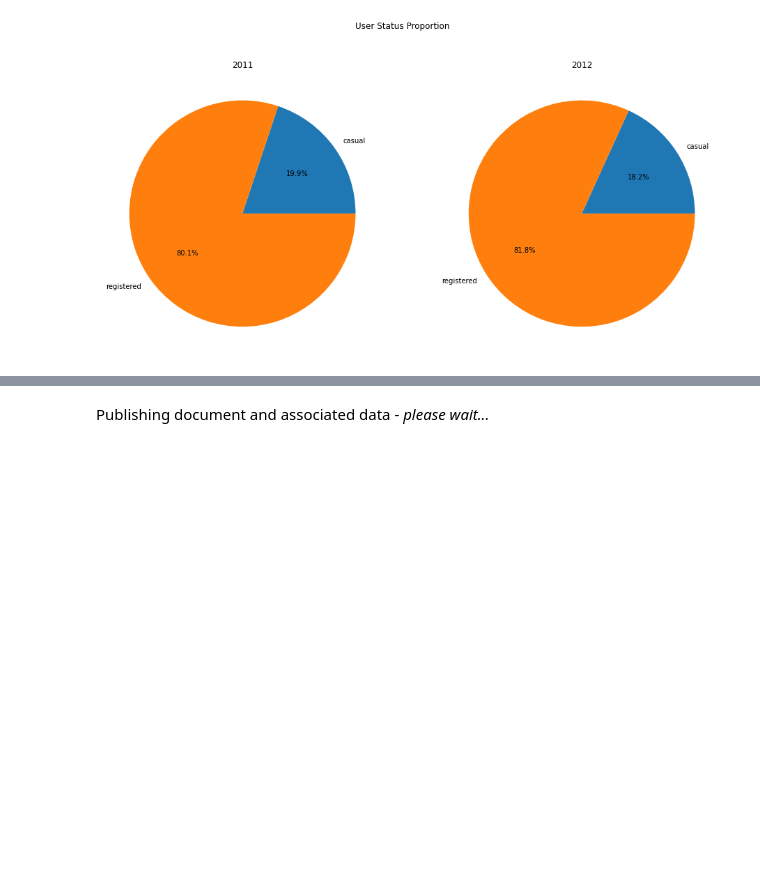
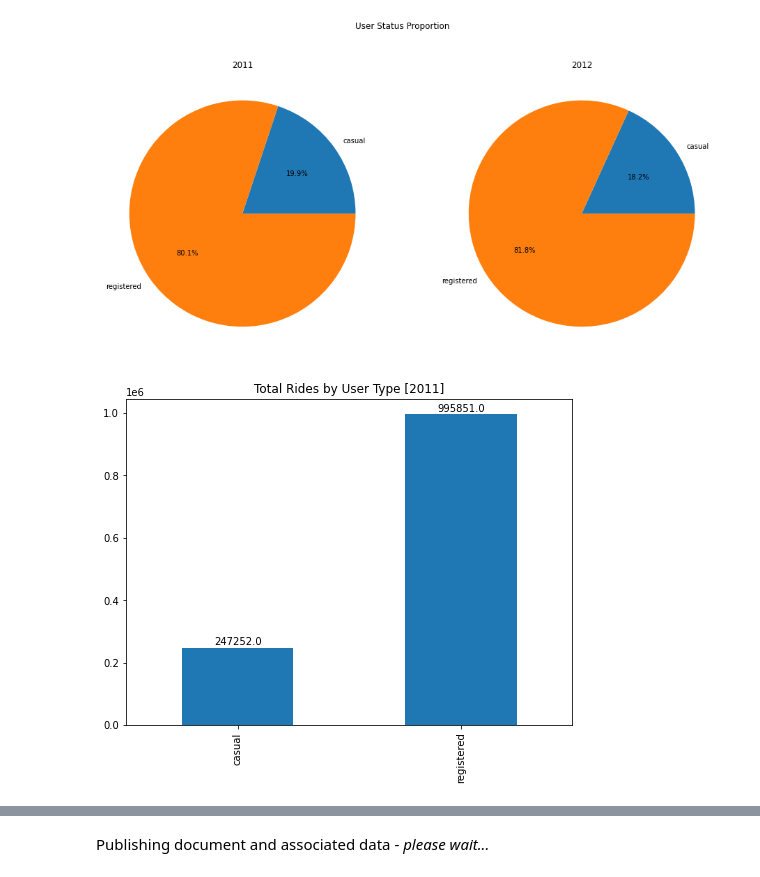
Before and after one commit to hanslemm/Study, a Jupyter notebook: Data Analysis.ipynb, the cells around one changed output, grey strips where cells are left out. Saved outputs shown, nothing was run; the diff lists cells and outputs as text; code cells hidden in the pictures; blank space fills up the shorter version.

```diff
--- a/Data Analysis.ipynb
+++ b/Data Analysis.ipynb
@@ -502,18 +496,28 @@ fig, (ax1,ax2) = plt.subplots(1,2)
 
 fig.suptitle('User Status Proportion')
 
+sum_usertype_2011=df_clean.loc['2011',['casual','registered']].sum()
+sum_usertype_2012=df_clean.loc['2012',['casual','registered']].sum()
+
 ax1.title.set_text('2011')
 ax1.pie(
-    df_clean.loc['2011',['casual','registered']].mean(),
+    sum_usertype_2011,
     labels=['casual','registered'],
     autopct='%1.1f%%')
 
 ax2.title.set_text('2012')
 ax2.pie(
-    df_clean.loc['2012',['casual','registered']].mean(),
+    sum_usertype_2012,
     labels=['casual','registered'],
     autopct='%1.1f%%')
 
 plt.savefig('9')
 # %% [output]
 [figure]
+# %%
+ax=sum_usertype_2011.plot(kind='bar', figsize=(8,6))
+plt.title('Total Rides by User Type [2011]')
+add_value_labels(ax)
+plt.savefig('11')
+# %% [output]
+[figure, added]
```
Also changed, not shown: parts of 6 cells of this notebook, 5 other files.
